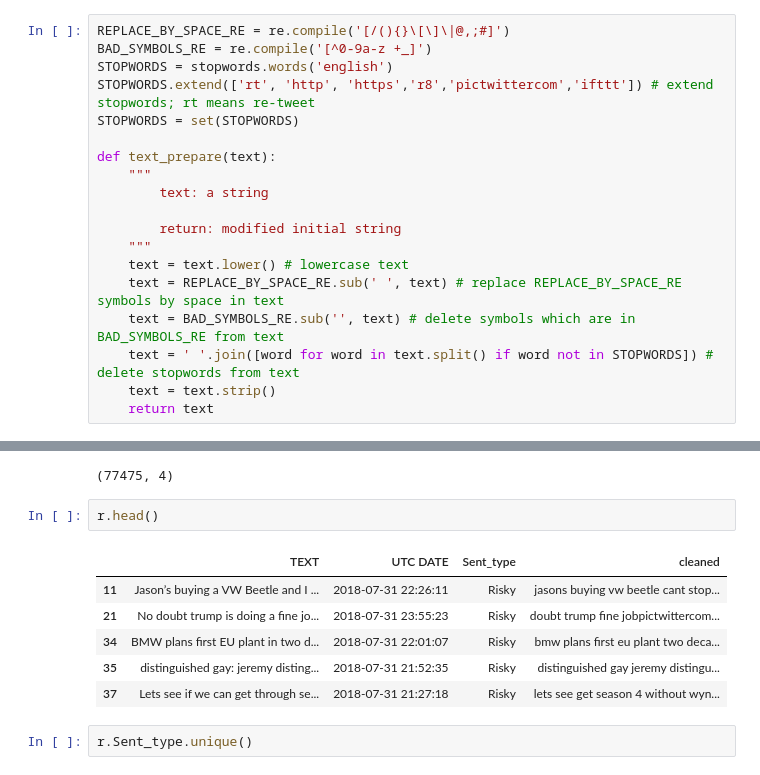
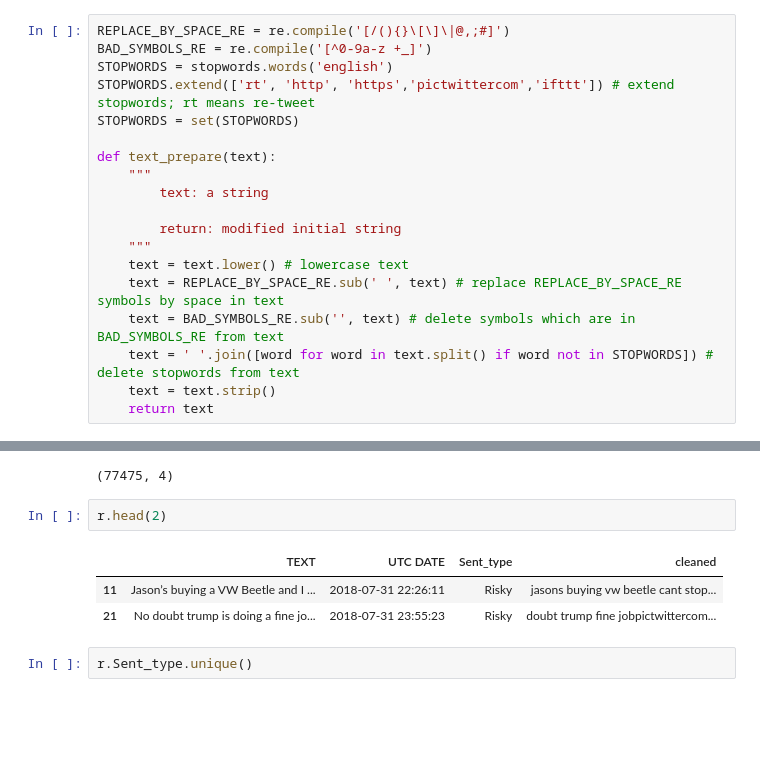
Before and after one commit to HassanSherwani/Natural-Language-Processing-II-, a Jupyter notebook: 16.Sentiment_Analyses(2)/9.WordCloud.ipynb, the cells around one changed output, grey strips where cells are left out. Saved outputs shown, nothing was run; the diff lists cells and outputs as text; blank space fills up the shorter version.

```diff
--- a/16.Sentiment_Analyses(2)/9.WordCloud.ipynb
+++ b/16.Sentiment_Analyses(2)/9.WordCloud.ipynb
@@ -146,7 +146,7 @@ stop_words = stop_words.union(new_words)
 REPLACE_BY_SPACE_RE = re.compile('[/(){}\[\]\|@,;#]')
 BAD_SYMBOLS_RE = re.compile('[^0-9a-z +_]')
 STOPWORDS = stopwords.words('english')
-STOPWORDS.extend(['rt', 'http', 'https','r8','pictwittercom','ifttt']) # extend stopwords; rt means re-tweet
+STOPWORDS.extend(['rt', 'http', 'https','pictwittercom','ifttt']) # extend stopwords; rt means re-tweet
 STOPWORDS = set(STOPWORDS)
 
 def text_prepare(text):
@@ -243,14 +243,11 @@ r.shape
 # %% [output]
 (77475, 4)
 # %%
-r.head()
+r.head(2)
 # %% [output]
 |  | TEXT | UTC DATE | Sent_type | cleaned |
 | 11 | Jason’s buying a VW Beetle and I ... | 2018-07-31 22:26:11 | Risky | jasons buying vw beetle cant stop... |
 | 21 | No doubt trump is doing a fine jo... | 2018-07-31 23:55:23 | Risky | doubt trump fine jobpictwittercom... |
-| 34 | BMW plans first EU plant in two d... | 2018-07-31 22:01:07 | Risky | bmw plans first eu plant two deca... |
-| 35 | distinguished gay: jeremy disting... | 2018-07-31 21:52:35 | Risky | distinguished gay jeremy distingu... |
-| 37 | Lets see if we can get through se... | 2018-07-31 21:27:18 | Risky | lets see get season 4 without wyn... |
 # %%
 r.Sent_type.unique()
 # %% [output]
```
Also changed, not shown: parts of 6 cells of this notebook.
